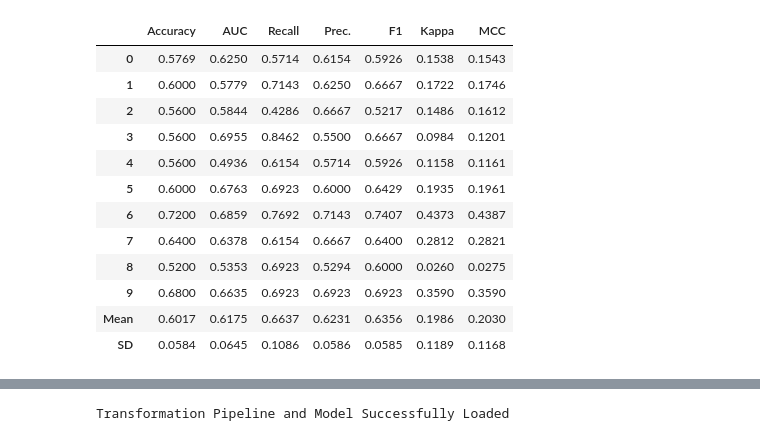
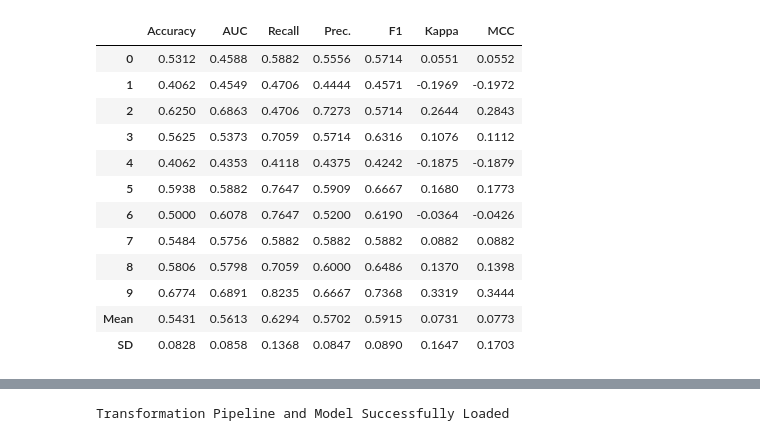
Before and after one commit to Forexience/Forexience, a Jupyter notebook: Testing_Pipeline/Back_Test/Back_Test_Binary_Classification.ipynb, the cells around one changed output, grey strips where cells are left out. Cells and saved outputs as stored; diff of their text form; code cells hidden in the pictures.

```diff
--- a/Testing_Pipeline/Back_Test/Back_Test_Binary_Classification.ipynb
+++ b/Testing_Pipeline/Back_Test/Back_Test_Binary_Classification.ipynb
@@ -86,17 +128,17 @@ RandomForestClassifier(bootstrap=True, ccp_alpha=0.0, class_weight=None,
 # %%
-rf = create_model('rf')
+MODEL = create_model('qda')
 # %% [output]
 |  | Accuracy | AUC | Recall | Prec. | F1 | Kappa | MCC |
-| 0 | 0.5769 | 0.6250 | 0.5714 | 0.6154 | 0.5926 | 0.1538 | 0.1543 |
-| 1 | 0.6000 | 0.5779 | 0.7143 | 0.6250 | 0.6667 | 0.1722 | 0.1746 |
-| 2 | 0.5600 | 0.5844 | 0.4286 | 0.6667 | 0.5217 | 0.1486 | 0.1612 |
-| 3 | 0.5600 | 0.6955 | 0.8462 | 0.5500 | 0.6667 | 0.0984 | 0.1201 |
-| 4 | 0.5600 | 0.4936 | 0.6154 | 0.5714 | 0.5926 | 0.1158 | 0.1161 |
-| 5 | 0.6000 | 0.6763 | 0.6923 | 0.6000 | 0.6429 | 0.1935 | 0.1961 |
-| 6 | 0.7200 | 0.6859 | 0.7692 | 0.7143 | 0.7407 | 0.4373 | 0.4387 |
-| 7 | 0.6400 | 0.6378 | 0.6154 | 0.6667 | 0.6400 | 0.2812 | 0.2821 |
-| 8 | 0.5200 | 0.5353 | 0.6923 | 0.5294 | 0.6000 | 0.0260 | 0.0275 |
-| 9 | 0.6800 | 0.6635 | 0.6923 | 0.6923 | 0.6923 | 0.3590 | 0.3590 |
-| Mean | 0.6017 | 0.6175 | 0.6637 | 0.6231 | 0.6356 | 0.1986 | 0.2030 |
-| SD | 0.0584 | 0.0645 | 0.1086 | 0.0586 | 0.0585 | 0.1189 | 0.1168 |
+| 0 | 0.5312 | 0.4588 | 0.5882 | 0.5556 | 0.5714 | 0.0551 | 0.0552 |
+| 1 | 0.4062 | 0.4549 | 0.4706 | 0.4444 | 0.4571 | -0.1969 | -0.1972 |
+| 2 | 0.6250 | 0.6863 | 0.4706 | 0.7273 | 0.5714 | 0.2644 | 0.2843 |
+| 3 | 0.5625 | 0.5373 | 0.7059 | 0.5714 | 0.6316 | 0.1076 | 0.1112 |
+| 4 | 0.4062 | 0.4353 | 0.4118 | 0.4375 | 0.4242 | -0.1875 | -0.1879 |
+| 5 | 0.5938 | 0.5882 | 0.7647 | 0.5909 | 0.6667 | 0.1680 | 0.1773 |
+| 6 | 0.5000 | 0.6078 | 0.7647 | 0.5200 | 0.6190 | -0.0364 | -0.0426 |
+| 7 | 0.5484 | 0.5756 | 0.5882 | 0.5882 | 0.5882 | 0.0882 | 0.0882 |
+| 8 | 0.5806 | 0.5798 | 0.7059 | 0.6000 | 0.6486 | 0.1370 | 0.1398 |
+| 9 | 0.6774 | 0.6891 | 0.8235 | 0.6667 | 0.7368 | 0.3319 | 0.3444 |
+| Mean | 0.5431 | 0.5613 | 0.6294 | 0.5702 | 0.5915 | 0.0731 | 0.0773 |
+| SD | 0.0828 | 0.0858 | 0.1368 | 0.0847 | 0.0890 | 0.1647 | 0.1703 |
 # %%
```
Also changed, not shown: parts of 29 cells of this notebook, 5 other files.
